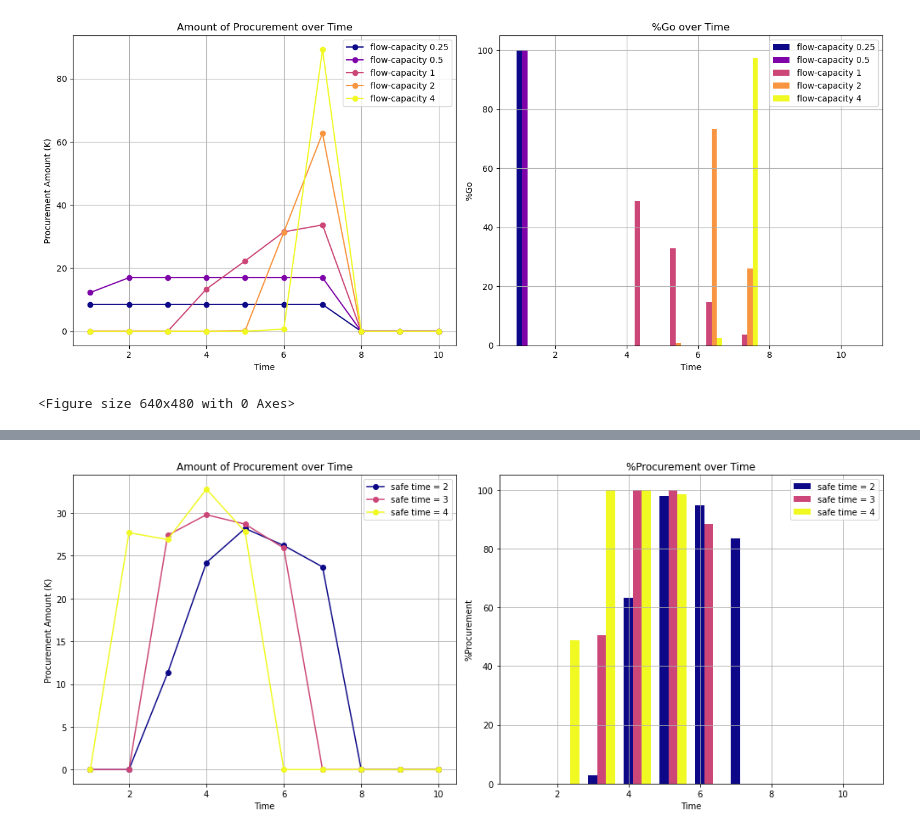
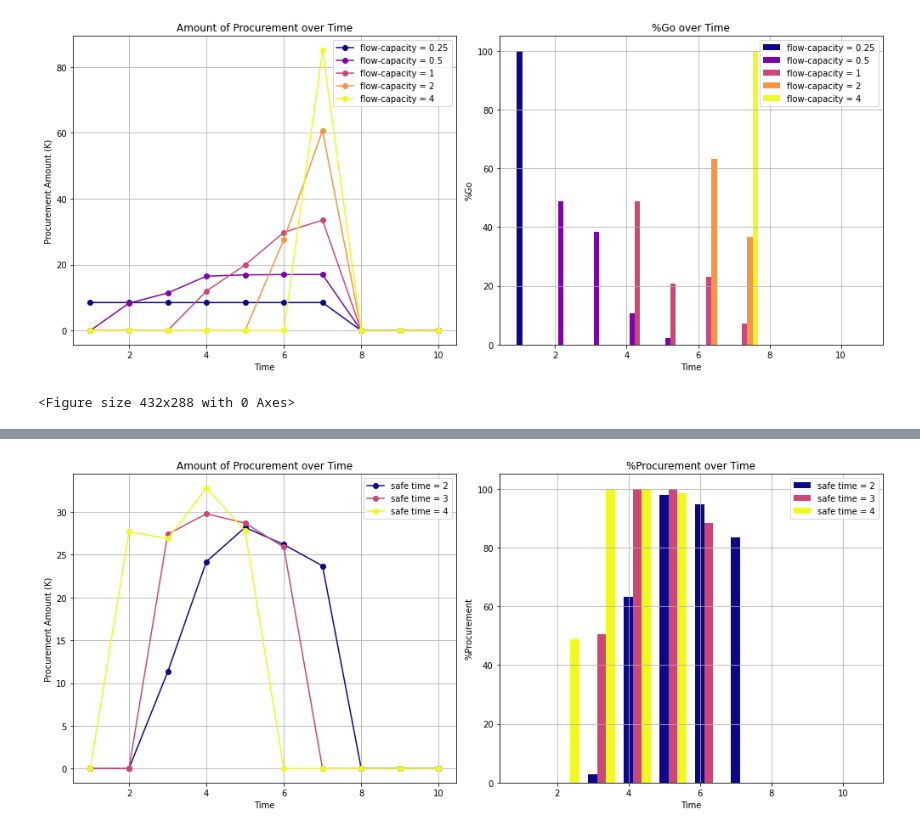
Before and after one commit to songmath-thunderain/msp_models_for_adaptive_disaster_relief_logistics_planning, a Jupyter notebook: Python/output/case-study/table-and-figure/Figure-case-SA-flowcapacity-KPI.ipynb, the cells around one changed output, grey strips where cells are left out. Saved outputs shown, nothing was run; the diff lists cells and outputs as text; code cells hidden in the pictures.

```diff
--- a/Python/output/case-study/table-and-figure/Figure-case-SA-flowcapacity-KPI.ipynb
+++ b/Python/output/case-study/table-and-figure/Figure-case-SA-flowcapacity-KPI.ipynb
@@ -9,52 +9,52 @@ time = np.arange(1, 11)
 
 fval = {
     0.25: [8.5, 8.5, 8.5, 8.5, 8.5, 8.5, 8.5, 0.0, 0.0, 0.0],
-    0.5: [12.3, 17.0, 17.0, 17.0, 17.0, 17.0, 17.0, 0.0, 0.0, 0.0],
-    1: [0.0, 0.0, 0.0, 13.4, 22.3, 31.5, 33.7, 0.0, 0.0, 0.0],
-    2: [0.0, 0.0, 0.0, 0.0, 0.2, 31.4, 62.7, 0.0, 0.0, 0.0],
-    4: [0.0, 0.0, 0.0, 0.0, 0.0, 0.7, 89.2, 0.0, 0.0, 0.0]
+    0.5: [0.0, 8.3, 11.4, 16.5, 16.9, 17.0, 17.0, 0.0, 0.0, 0.0],
+    1: [0.0, 0.0, 0.0, 12.0, 19.9, 29.8, 33.5, 0.0, 0.0, 0.0],
+    2: [0.0, 0.0, 0.0, 0.0, 0.0, 27.6, 60.7, 0.0, 0.0, 0.0],
+    4: [0.0, 0.0, 0.0, 0.0, 0.0, 0.0, 85.1, 0.0, 0.0, 0.0]
 }
 
 percent_go = {
     0.25: [100, 0, 0, 0, 0, 0, 0, 0, 0, 0],
-    0.5: [100, 0, 0, 0, 0, 0, 0, 0, 0, 0],
-    1: [0, 0, 0, 48.9, 32.9, 14.6, 3.6, 0, 0, 0],
-    2: [0, 0, 0, 0, 0.7, 73.3, 26, 0, 0, 0],
-    4: [0, 0, 0, 0, 0, 2.5, 97.5, 0, 0, 0]
+    0.5: [0, 48.9, 38.4, 10.5, 2.2, 0, 0, 0, 0, 0],
+    1: [0, 0, 0, 48.9, 20.8, 23.1, 7.2, 0, 0, 0],
+    2: [0, 0, 0, 0, 0, 63.3, 36.7, 0, 0, 0],
+    4: [0, 0, 0, 0, 0, 0, 100, 0, 0, 0]
 }
 
 # Colormap
 cmap = cm.get_cmap('plasma', len(flow_capacity))
 colors = [cmap(i / (len(flow_capacity) - 1)) for i in range(len(flow_capacity))]
 
 # Plot fval
 plt.figure(figsize=(14, 6))
 plt.subplot(1, 2, 1)
 for i, fc in enumerate(flow_capacity):
-    plt.plot(time, fval[fc], marker='o', color=colors[i], label=f'flow-capacity {fc}')
+    plt.plot(time, fval[fc], marker='o', color=colors[i], label=f'flow-capacity = {fc}')
 plt.xlabel('Time')
 plt.ylabel('Procurement Amount (K)')
 plt.title('Amount of Procurement over Time')
 plt.legend()
 plt.grid(True)
 
 # Plot percent_go
 plt.subplot(1, 2, 2)
 bar_width = 0.15
 for i, fc in enumerate(flow_capacity):
-    plt.bar(time + i * bar_width, percent_go[fc], bar_width, color=colors[i], label=f'flow-capacity {fc}')
+    plt.bar(time + i * bar_width, percent_go[fc], bar_width, color=colors[i], label=f'flow-capacity = {fc}')
 plt.xlabel('Time')
 plt.ylabel('%Go')
 plt.title('%Go over Time')
 plt.legend()
 plt.grid(True)
 
 plt.tight_layout()
 plt.show()
 plt.savefig('WS-flow_capacity-KPI-1.png');
 # %% [output]
-[figure, old version]
+[figure, new version]
-<Figure size 640x480 with 0 Axes>
+<Figure size 432x288 with 0 Axes>
 # %%
 # Data
 flow_capacity = [0.25, 0.5, 1, 2, 4]
```
Also changed, not shown: parts of 5 cells of this notebook, 23 other files.
